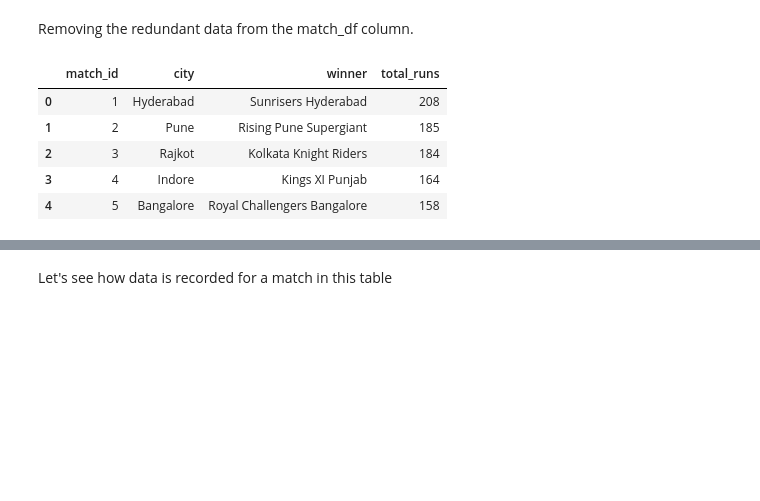
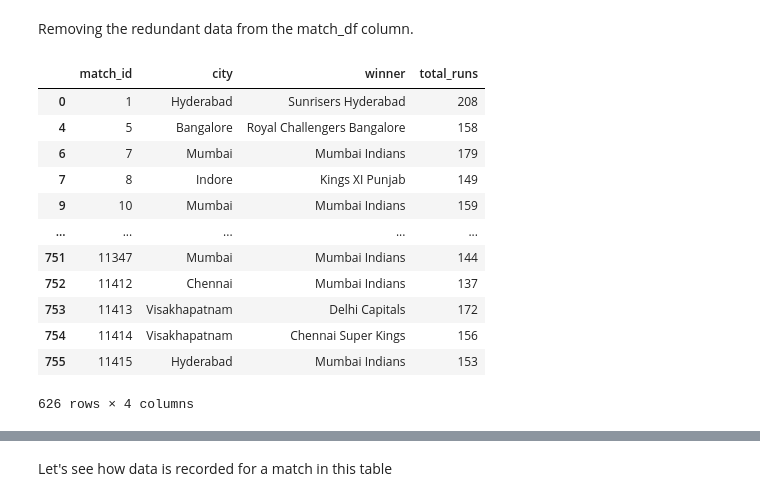
Before and after one commit to shekhar-banerjee96/IPL_Predictor, a Jupyter notebook: IPL_Prediction.ipynb, the cells around one changed output, grey strips where cells are left out. Cells and saved outputs as stored; diff of their text form; code cells hidden in the pictures; blank space fills up the shorter version.

```diff
--- a/IPL_Prediction.ipynb
+++ b/IPL_Prediction.ipynb
@@ -229,6 +229,15 @@ array(['Sunrisers Hyderabad', 'Mumbai Indians', 'Gujarat Lions',
 match_df['team1'].nunique()
 # %% [output]
 13
+# %%
+teams = ['Sunrisers Hyderabad', 'Mumbai Indians','Royal Challengers Bangalore',
+         'Kolkata Knight Riders', 'Kings XI Punjab', 'Chennai Super Kings',
+         'Rajasthan Royals','Delhi Capitals']
+
+# Will consider only frequently occuring teams, which are mentioned in the team list
+
+match_df = match_df[match_df['team1'].isin(teams)]
+match_df = match_df[match_df['team2'].isin(teams)]
 # %%
 match_df['team1'].value_counts()
 # %% [output]
@@ -279,16 +282,23 @@ Removing the redundant data from the match_df column.
 # %%
 match_df = match_df[match_df['dl_applied'] == 0 ]
 
 match_df = match_df[['match_id','city','winner','total_runs']]
 
-match_df.head()
+match_df
 # %% [output]
 |  | match_id | city | winner | total_runs |
 | 0 | 1 | Hyderabad | Sunrisers Hyderabad | 208 |
-| 1 | 2 | Pune | Rising Pune Supergiant | 185 |
-| 2 | 3 | Rajkot | Kolkata Knight Riders | 184 |
-| 3 | 4 | Indore | Kings XI Punjab | 164 |
 | 4 | 5 | Bangalore | Royal Challengers Bangalore | 158 |
+| 6 | 7 | Mumbai | Mumbai Indians | 179 |
+| 7 | 8 | Indore | Kings XI Punjab | 149 |
+| 9 | 10 | Mumbai | Mumbai Indians | 159 |
+| ... | ... | ... | ... | ... |
+| 751 | 11347 | Mumbai | Mumbai Indians | 144 |
+| 752 | 11412 | Chennai | Mumbai Indians | 137 |
+| 753 | 11413 | Visakhapatnam | Delhi Capitals | 172 |
+| 754 | 11414 | Visakhapatnam | Chennai Super Kings | 156 |
+| 755 | 11415 | Hyderabad | Mumbai Indians | 153 |
+626 rows × 4 columns
 # %%
 deliveries.head(3)
 # %% [output]
```
Also changed, not shown: parts of 40 cells of this notebook, 1 other file.
